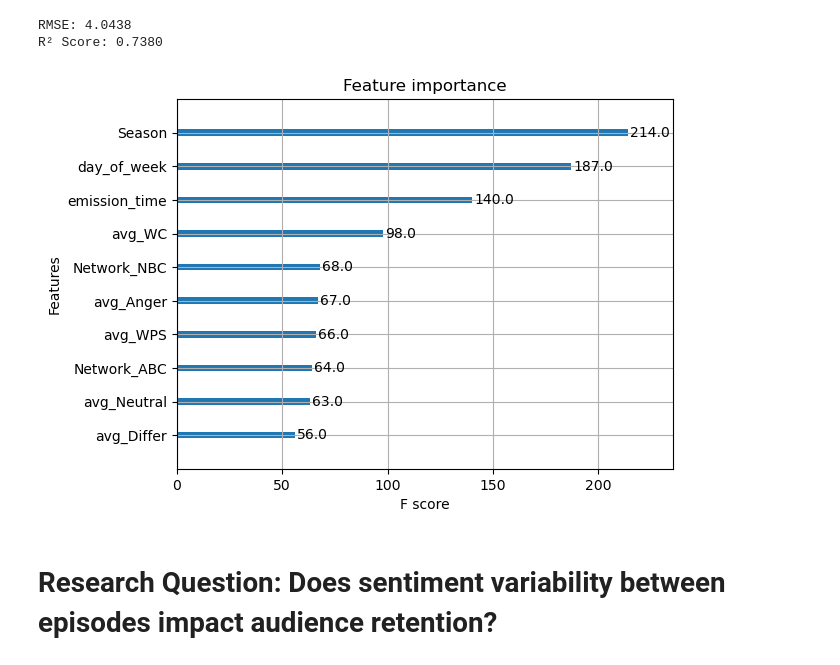
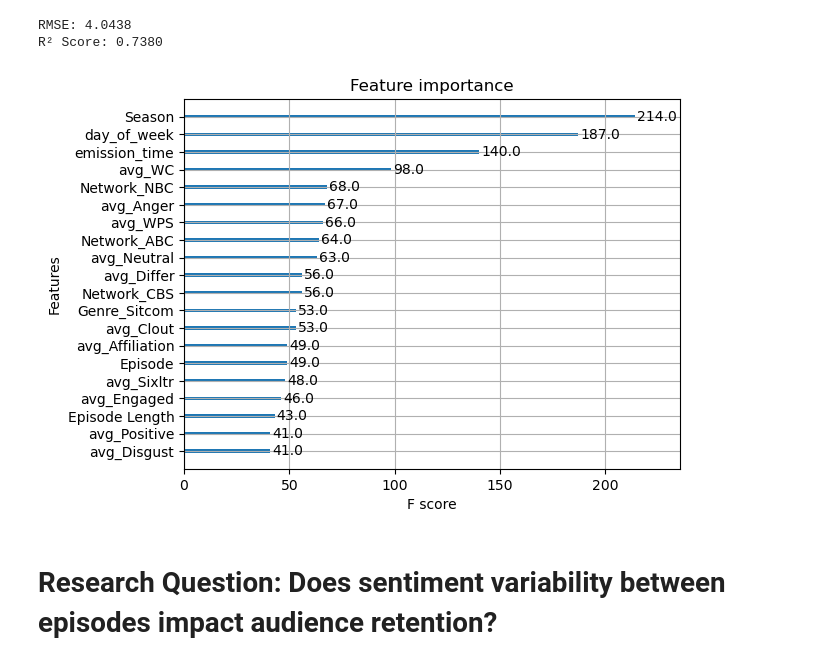
Before and after one commit to mermora97/TV-Shows-Survivorship-, a Jupyter notebook: notebooks/Add variables.ipynb, the cells around one changed output. Drawn from its saved outputs; the diff is of its cells as text; code cells hidden in the pictures.

```diff
--- a/notebooks/Add variables.ipynb
+++ b/notebooks/Add variables.ipynb
@@ -214,7 +213,7 @@ from sklearn.preprocessing import LabelEncoder
 
 encoder = LabelEncoder()
 # Encode categorical column
-model_data['day_of_week'] = encoder.fit_transform(model_data['day_of_week'])
+model_data['day_of_week'] = encoder.fit_transform(model_data['day_of_week']).astype(int)
 model_data = pd.get_dummies(model_data, columns=['Genre'], drop_first=True)  # drop_first=True avoids multicollinearity
 # %% [output]
 A value is trying to be set on a copy of a slice from a DataFrame.
@@ -273,12 +399,12 @@ R² Score: 0.7380
 # %%
 import matplotlib.pyplot as plt
 import xgboost.plotting as xgb_plot
 
 # Get feature importance
-xgb.plot_importance(xgb_regressor, importance_type="weight", max_num_features=10)
+xgb.plot_importance(xgb_regressor, importance_type="weight", max_num_features=20)
 plt.show()
 # %% [output]
-[figure, old version]
+[figure, new version]
 # %% [markdown]
 # Research Question: Does sentiment variability between episodes impact audience retention?
 # %%
```
Also changed, not shown: parts of 11 cells of this notebook.
